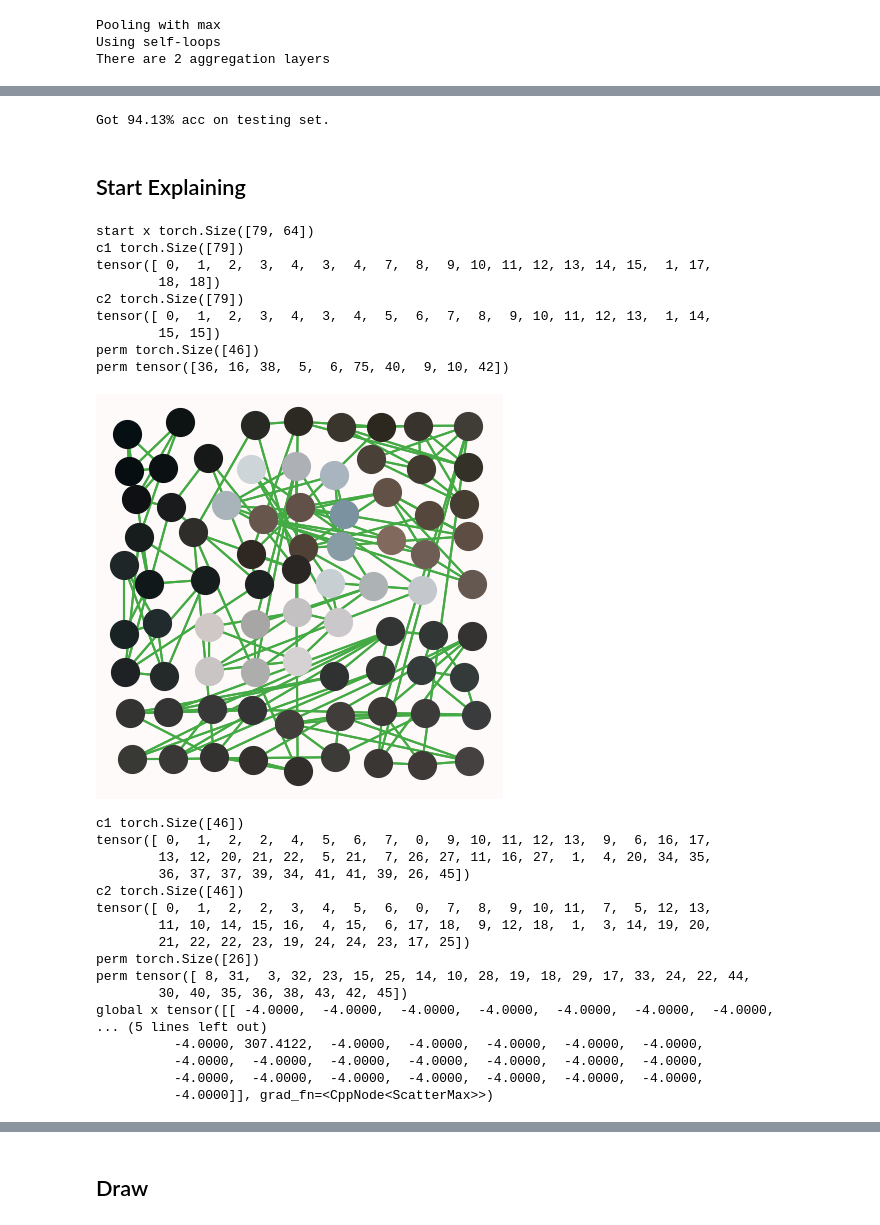
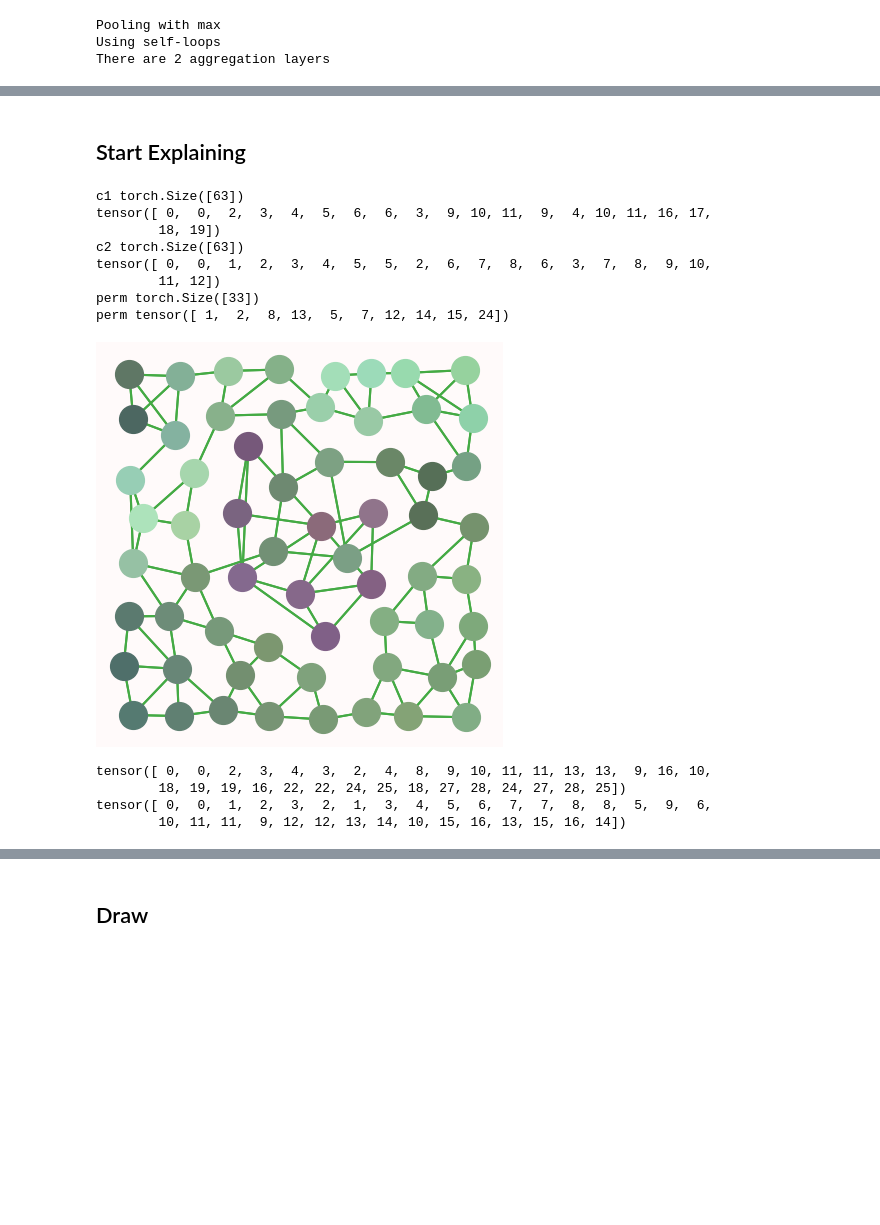
Before and after one commit to DragonChen-TW/SPGIE_thesis, a Jupyter notebook: explainer/explain_mnistm.ipynb, the cells around one changed output, grey strips where cells are left out. Drawn from its saved outputs; the diff is of its cells as text; code cells hidden in the pictures; blank space fills up the shorter version.

```diff
--- a/explainer/explain_mnistm.ipynb
+++ b/explainer/explain_mnistm.ipynb
@@ -111,7 +56,23 @@ There are 2 aggregation layers
+# %%
+evaluate_on_testset = False
+
+if evaluate_on_testset:
+    import sys
+    sys.path.append('..')
+    from models.graph_phase import test
+    from torch_geometric.loader import DataLoader
+
+    # test_dev = torch.device('cuda:0')
+    test_dev = torch.device('cpu')
+    loader = DataLoader(dataset, batch_size=128, shuffle=False)
+    acc, _ = test(model.to(test_dev), loader, device=test_dev, mlflow_log=False)
+    print(f'Got {acc * 100:.2f}% acc on testing set.')
+    model = model.to(device)
 # %%
-img_idx = 16
+img_idx = 22
 img_ori, lbl = ori_dataset[img_idx]
-img_sp, node2map = make_one_graph(
+# img_ori, lbl = MNISTM(ORIGIN_DATA_DIR, mode='train')[img_idx]
+img_sp, segments, node2map = make_segments_and_graph(
     torch.permute(img_ori, (1, 2, 0)), channel_axis=2,
 )
 img_sp.y = torch.tensor(lbl)
@@ -191,16 +149,3 @@ for i, c in enumerate(torch.softmax(out, 1).tolist()[0]):
-# %%
-import sys
-sys.path.append('..')
-from models.graph_phase import test
-from torch_geometric.loader import DataLoader
-
-test_dev = torch.device('cuda:0')
-loader = DataLoader(dataset, batch_size=128, shuffle=False)
-acc, _ = test(model.to(test_dev), loader, device=test_dev, mlflow_log=False)
-print(f'Got {acc * 100:.2f}% acc on testing set.')
-model = model.to(device)
-# %% [output]
-Got 94.13% acc on testing set.
 # %% [markdown]
 ## Start Explaining
 # %%
@@ -308,7 +253,7 @@ x = drn.inputnet(x)
 nAgg = len(drn.agg_layers)
 
 node_hist = []
-print(f'start x', x.shape)
+# print(f'start x', x.shape)
 node_hist.append({'x': x.detach().cpu()})
 for i, edgeconv in enumerate(drn.agg_layers):
     knn = knn_graph(x, drn.k, batch, loop=drn.loop, flow=edgeconv.flow)
@@ -329,59 +274,45 @@ for i, edgeconv in enumerate(drn.agg_layers):
     if i == nAgg - 1:
         x, batch = aggr_pool_x(cluster, x, batch, drn.aggr_type)
     else:
         x, batch = aggr_pool(cluster, x, batch, drn.aggr_type)
 
     # extract history node
 #     hist = cluster.tolist()
 # #     print('h', hist)
 #     node_hist.append(torch.tensor(hist))
     xx = img_sp.x.cpu()
     ee = edge_index.cpu()
 #     print('h', hist)
 #     print('ee', ee)
     node_hist.append({'x': x.detach().cpu()})
 
     if i == 0:
         draw_utils.draw_superpixel_from_graph(
-            xx[:, :2], xx[:, 2:], ee
+            xx[:, :2] / 255, xx[:, 2:], ee
         )
 
 
 # print('b', batch)
 x = global_pool_aggr(x, batch, drn.aggr_type)
-print('global x', x)
+# print('global x', x)
 node_hist.append({'global_x': x.detach().cpu()})
 
 # print(f'global x', x.shape)
 
 out = drn.output(x).squeeze(-1)
 out = F.log_softmax(out, dim=1)
 out.tolist()
 # %% [output]
-start x torch.Size([79, 64])
-c1 torch.Size([79])
-tensor([ 0,  1,  2,  3,  4,  3,  4,  7,  8,  9, 10, 11, 12, 13, 14, 15,  1, 17,
-        18, 18])
-c2 torch.Size([79])
-tensor([ 0,  1,  2,  3,  4,  3,  4,  5,  6,  7,  8,  9, 10, 11, 12, 13,  1, 14,
-        15, 15])
-perm torch.Size([46])
-perm tensor([36, 16, 38,  5,  6, 75, 40,  9, 10, 42])
+c1 torch.Size([63])
+tensor([ 0,  0,  2,  3,  4,  5,  6,  6,  3,  9, 10, 11,  9,  4, 10, 11, 16, 17,
+        18, 19])
+c2 torch.Size([63])
+tensor([ 0,  0,  1,  2,  3,  4,  5,  5,  2,  6,  7,  8,  6,  3,  7,  8,  9, 10,
+        11, 12])
+perm torch.Size([33])
+perm tensor([ 1,  2,  8, 13,  5,  7, 12, 14, 15, 24])
-[figure, old version]
+[figure, new version]
-c1 torch.Size([46])
-tensor([ 0,  1,  2,  2,  4,  5,  6,  7,  0,  9, 10, 11, 12, 13,  9,  6, 16, 17,
-        13, 12, 20, 21, 22,  5, 21,  7, 26, 27, 11, 16, 27,  1,  4, 20, 34, 35,
-        36, 37, 37, 39, 34, 41, 41, 39, 26, 45])
-c2 torch.Size([46])
-tensor([ 0,  1,  2,  2,  3,  4,  5,  6,  0,  7,  8,  9, 10, 11,  7,  5, 12, 13,
-        11, 10, 14, 15, 16,  4, 15,  6, 17, 18,  9, 12, 18,  1,  3, 14, 19, 20,
-        21, 22, 22, 23, 19, 24, 24, 23, 17, 25])
-perm torch.Size([26])
-perm tensor([ 8, 31,  3, 32, 23, 15, 25, 14, 10, 28, 19, 18, 29, 17, 33, 24, 22, 44,
-        30, 40, 35, 36, 38, 43, 42, 45])
-global x tensor([[ -4.0000,  -4.0000,  -4.0000,  -4.0000,  -4.0000,  -4.0000,  -4.0000,
-... (5 lines left out)
-          -4.0000, 307.4122,  -4.0000,  -4.0000,  -4.0000,  -4.0000,  -4.0000,
-          -4.0000,  -4.0000,  -4.0000,  -4.0000,  -4.0000,  -4.0000,  -4.0000,
-          -4.0000,  -4.0000,  -4.0000,  -4.0000,  -4.0000,  -4.0000,  -4.0000,
-          -4.0000]], grad_fn=<CppNode<ScatterMax>>)
+tensor([ 0,  0,  2,  3,  4,  3,  2,  4,  8,  9, 10, 11, 11, 13, 13,  9, 16, 10,
+        18, 19, 19, 16, 22, 22, 24, 25, 18, 27, 28, 24, 27, 28, 25])
+tensor([ 0,  0,  1,  2,  3,  2,  1,  3,  4,  5,  6,  7,  7,  8,  8,  5,  9,  6,
+        10, 11, 11,  9, 12, 12, 13, 14, 10, 15, 16, 13, 15, 16, 14])
```
Also changed, not shown: parts of 18 cells of this notebook, 23 other files.
